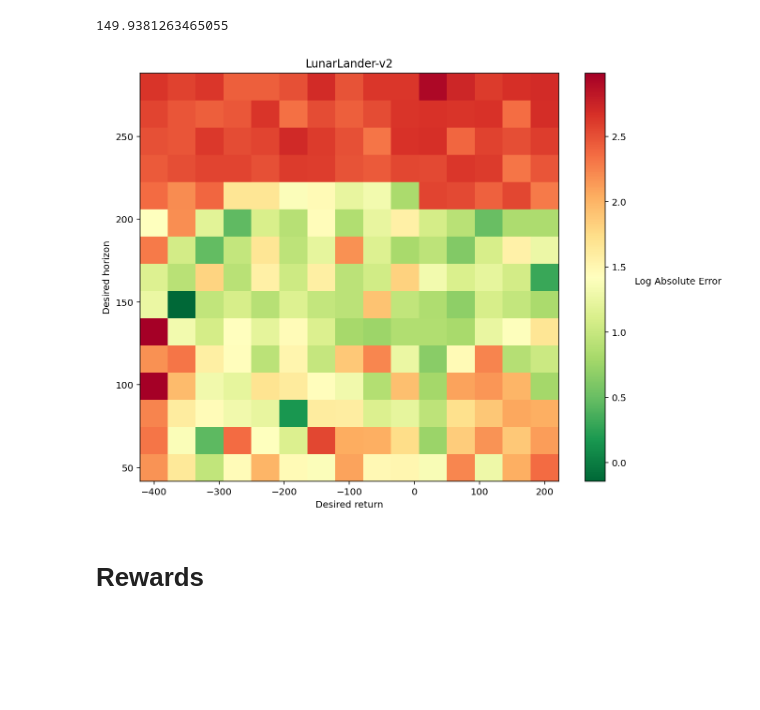
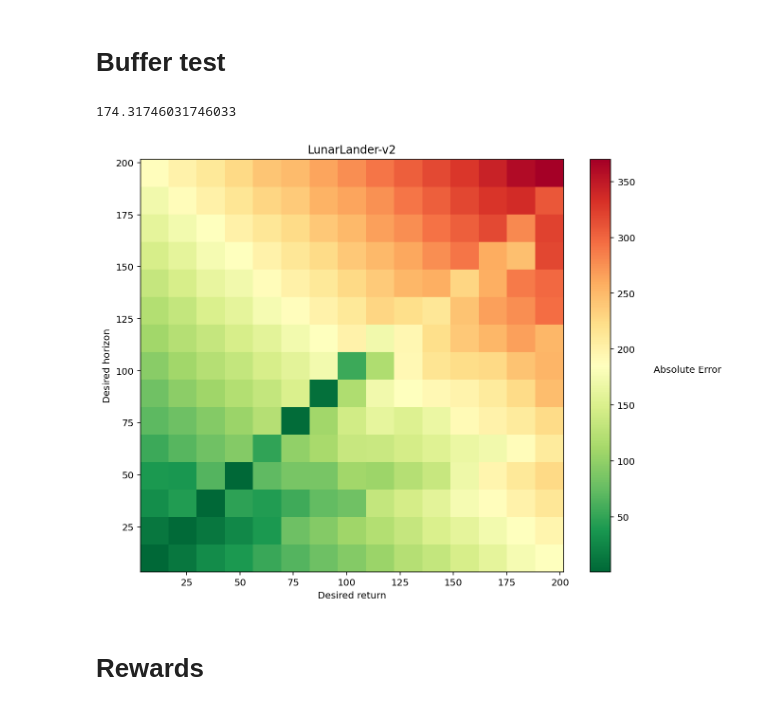
Before and after one commit to Howuhh/top_secret_udsac, a Jupyter notebook: controller_test.ipynb, the cells around one changed output. Drawn from its saved outputs; the diff is of its cells as text; code cells hidden in the pictures; blank space fills up the shorter version.

```diff
--- a/controller_test.ipynb
+++ b/controller_test.ipynb
@@ -6,6 +6,8 @@ import matplotlib.pyplot as plt
 
 from ud_sac import UDSAC, rollout, sample_episode, train, evaluate_agent
 from core import MeanController, Episode
+# %% [markdown]
+# Buffer test
 # %%
 # def plot_agent_perf(env, agent, test_episodes=10):
 #     desired_returns = np.linspace(10, 195, 50)
@@ -22,30 +24,33 @@ from core import MeanController, Episode
 #     plt.ylabel("Actual return")
 #     plt.title("CartPole-v0");
 # %%
-# agent = torch.load("trained_agents/CartPoleBest.pt", map_location='cpu')
-agent = torch.load("udsac_test_147.pt", map_location='cpu')
-env = gym.make("LunarLander-v2")
+agent = torch.load("udsac_test.pt", map_location='cpu')
+env = gym.make("CartPole-v0")
+# agent = torch.load("udsac_test_147.pt", map_location='cpu')
+# env = gym.make("LunarLander-v2")
 # %%
-dr, dh, err = evaluate_agent("LunarLander-v2", agent, (-400, 200), (50, 280), num=15)
+dr, dh, err = evaluate_agent("CartPole-v0", agent, (10, 195), (10, 195), num=15)
+# dr, dh, err = evaluate_agent("LunarLander-v2", agent, (-400, 200), (50, 280), num=15)
 err.mean()
 # %% [output]
-149.9381263465055
+174.31746031746033
 # %%
 %config InlineBackend.figure_format = 'retina'
 
 import matplotlib.colors as colors
 
 err_log = np.log10(err)
 
 plt.figure(figsize=(10, 8))
-plt.pcolormesh(dr, dh, err_log, vmin=err_log.min(), vmax=err_log.max(), cmap='RdYlGn_r', shading="auto")
+plt.pcolormesh(dr, dh, err, vmin=err.min(), vmax=err.max(), cmap='RdYlGn_r', shading="auto")
 plt.xlabel("Desired return")
 plt.ylabel("Desired horizon")
 plt.title("LunarLander-v2")
 
 cbar = plt.colorbar()
-cbar.set_label("Log Absolute Error", rotation=0, labelpad=55);
+# cbar.set_label("Log Absolute Error", rotation=0, labelpad=55);
+cbar.set_label("Absolute Error", rotation=0, labelpad=55);
 # %% [output]
-[figure, old version]
+[figure, new version]
 # %% [markdown]
 # Rewards
```
Also changed, not shown: parts of 1 cell of this notebook, 2 other files.
